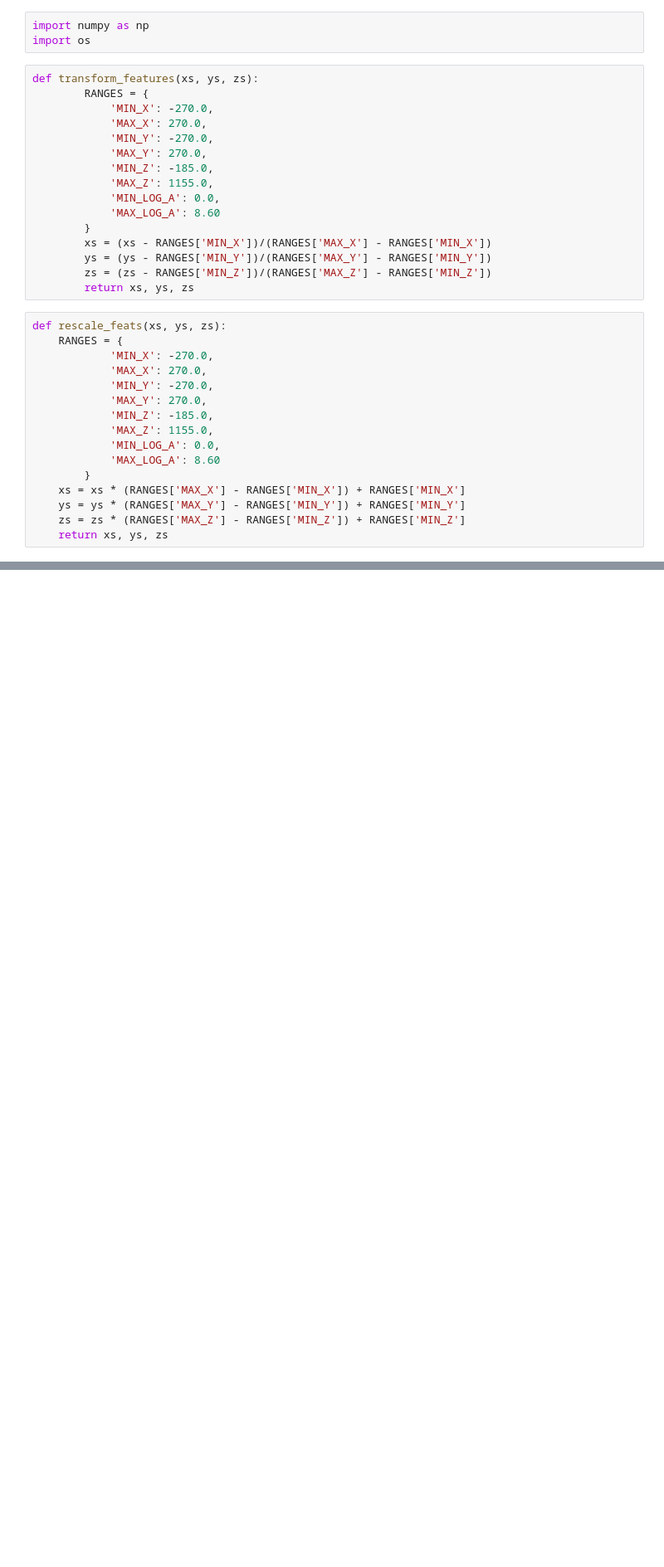
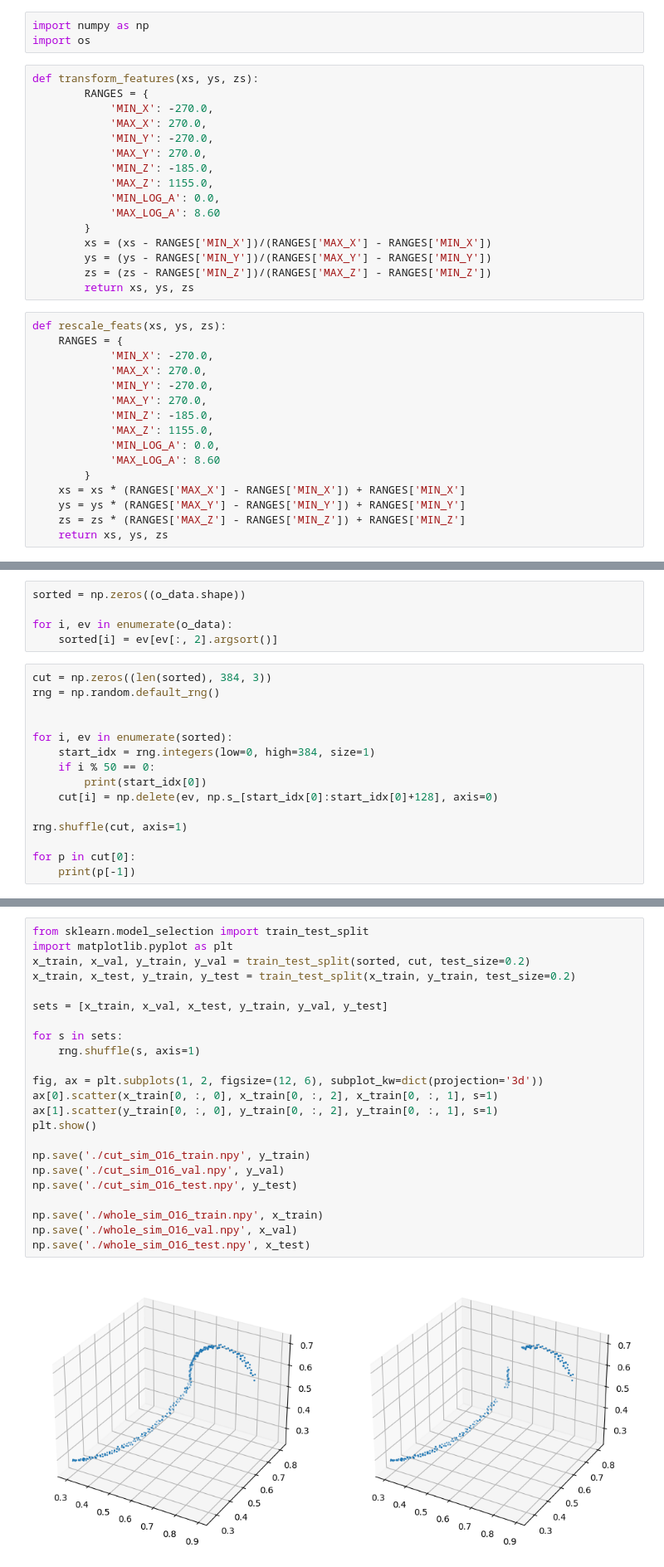
Before and after one commit to alpha-davidson/ATTPCPoinTr, a Jupyter notebook: data/O16/O16.ipynb, the cells around one changed output, grey strips where cells are left out. Shown at 83% size. Drawn from its saved outputs; the diff is of its cells as text; blank space fills up the shorter version.

```diff
--- a/data/O16/O16.ipynb
+++ b/data/O16/O16.ipynb
@@ -134,0 +83,20 @@ print(np.load('/home/DAVIDSON/bewagner/summer2023/ATTPCPoinTr/data/Mg22-Ne20pp/s
+# %%
+sorted = np.zeros((o_data.shape))
+
+for i, ev in enumerate(o_data):
+    sorted[i] = ev[ev[:, 2].argsort()]
+# %%
+cut = np.zeros((len(sorted), 384, 3))
+rng = np.random.default_rng()
+
+
+for i, ev in enumerate(sorted):
+    start_idx = rng.integers(low=0, high=384, size=1)
+    if i % 50 == 0:
+        print(start_idx[0])
+    cut[i] = np.delete(ev, np.s_[start_idx[0]:start_idx[0]+128], axis=0)
+
+rng.shuffle(cut, axis=1)
+
+for p in cut[0]:
+    print(p[-1])
@@ -134,0 +146,25 @@ print(np.load('/home/DAVIDSON/bewagner/summer2023/ATTPCPoinTr/data/Mg22-Ne20pp/s
+# %%
+from sklearn.model_selection import train_test_split
+import matplotlib.pyplot as plt
+x_train, x_val, y_train, y_val = train_test_split(sorted, cut, test_size=0.2)
+x_train, x_test, y_train, y_test = train_test_split(x_train, y_train, test_size=0.2)
+
+sets = [x_train, x_val, x_test, y_train, y_val, y_test]
+
+for s in sets:
+    rng.shuffle(s, axis=1)
+
+fig, ax = plt.subplots(1, 2, figsize=(12, 6), subplot_kw=dict(projection='3d'))
+ax[0].scatter(x_train[0, :, 0], x_train[0, :, 2], x_train[0, :, 1], s=1)
+ax[1].scatter(y_train[0, :, 0], y_train[0, :, 2], y_train[0, :, 1], s=1)
+plt.show()
+
+np.save('./cut_sim_O16_train.npy', y_train)
+np.save('./cut_sim_O16_val.npy', y_val)
+np.save('./cut_sim_O16_test.npy', y_test)
+
+np.save('./whole_sim_O16_train.npy', x_train)
+np.save('./whole_sim_O16_val.npy', x_val)
+np.save('./whole_sim_O16_test.npy', x_test)
+# %% [output]
+[figure, added]
```
Also changed, not shown: parts of 14 cells of this notebook, 2 other files.
